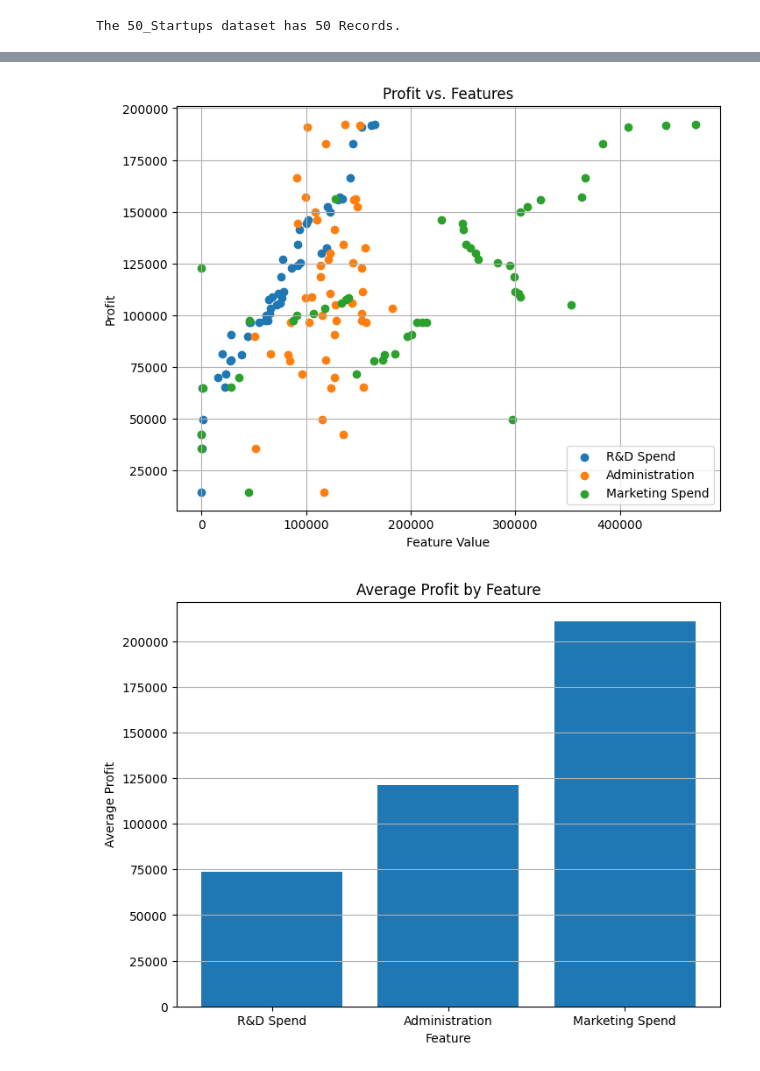
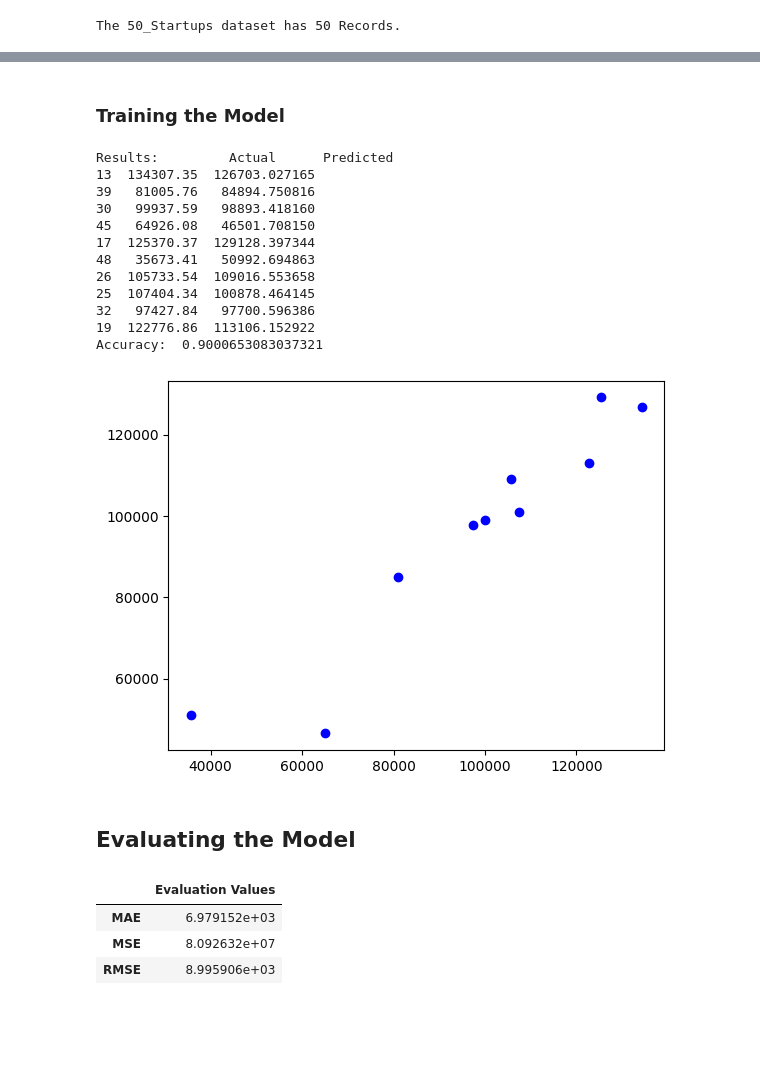
Before and after one commit to adamusengamana/Project_-50_Companies_Model-, a Jupyter notebook: Project_50_Companies_Model.ipynb, the cells around one changed output, grey strips where cells are left out. Drawn from its saved outputs; the diff is of its cells as text; code cells hidden in the pictures; blank space fills up the shorter version.

```diff
--- a/Project_50_Companies_Model.ipynb
+++ b/Project_50_Companies_Model.ipynb
@@ -104,3 +226,3 @@ print(df.shape)
 # %%
-labels=['R&D Spend', 'Administration', 'Marketing Spend', 'Profit']
-print(df['R&D Spend'])
+X=df[['R&D Spend','Administration','Marketing Spend']]
+y=df['Profit']
@@ -123,36 +229,31 @@ plt.show()
-# %%
-
-# Create a scatter plot
-plt.figure(figsize=(8, 6))
-plt.scatter(df['R&D Spend'], df['Profit'], label='R&D Spend')
-plt.scatter(df['Administration'], df['Profit'], label='Administration')
-plt.scatter(df['Marketing Spend'], df['Profit'], label='Marketing Spend')
-
-plt.xlabel('Feature Value')
-plt.ylabel('Profit')
-plt.title('Profit vs. Features')
-plt.legend()
-plt.grid(True)
-plt.show()
-# %% [output]
-[figure, removed]
-# %%
-import numpy as np
-
-# Calculate average profit for each feature
-avg_profit_rd = np.mean(df['R&D Spend'])
-avg_profit_admin = np.mean(df['Administration'])
-avg_profit_marketing = np.mean(df['Marketing Spend'])
-
-# Create a bar chart
-plt.figure(figsize=(8, 6))
-plt.bar(['R&D Spend', 'Administration', 'Marketing Spend'],
-        [avg_profit_rd, avg_profit_admin, avg_profit_marketing])
-
-plt.xlabel('Feature')
-plt.ylabel('Average Profit')
-plt.title('Average Profit by Feature')
-plt.grid(axis='y')
-plt.show()
-# %% [output]
-[figure, removed]
+# %%
+X_train, X_test, y_train, y_test = train_test_split(X, y, test_size=0.2, random_state=42)
+# %% [markdown]
+### **Training the Model**
+# %%
+model=LinearRegression()
+model.fit(X_train,y_train)
+model2 = Mult()
+# %%
+results = pd.DataFrame({'Actual': y_test, 'Predicted': model.predict(X_test)})
+y_p=model.predict(X_test)
+scatt=plt.scatter(y_test,y_p,color='blue')
+accuracy = r2_score(y_test,model.predict(X_test))
+print("Results: ",results)
+print("Accuracy: ",accuracy)
+# %% [output]
+Results:         Actual      Predicted
+13  134307.35  126703.027165
+39   81005.76   84894.750816
+30   99937.59   98893.418160
+45   64926.08   46501.708150
+17  125370.37  129128.397344
+48   35673.41   50992.694863
+26  105733.54  109016.553658
+25  107404.34  100878.464145
+32   97427.84   97700.596386
+19  122776.86  113106.152922
+Accuracy:  0.9000653083037321
+[figure, added]
+# %% [markdown]
+## Evaluating the Model
@@ -158,0 +264,8 @@ plt.show()
+# %%
+evaluation = pd.DataFrame(data =[MAE,MSE,RMSE], index='MAE MSE RMSE'.split(), columns = ['Evaluation Values'])
+evaluation
+# %% [output]
+|  | Evaluation Values |
+| MAE | 6.979152e+03 |
+| MSE | 8.092632e+07 |
+| RMSE | 8.995906e+03 |
```
Also changed, not shown: parts of 28 cells of this notebook.
